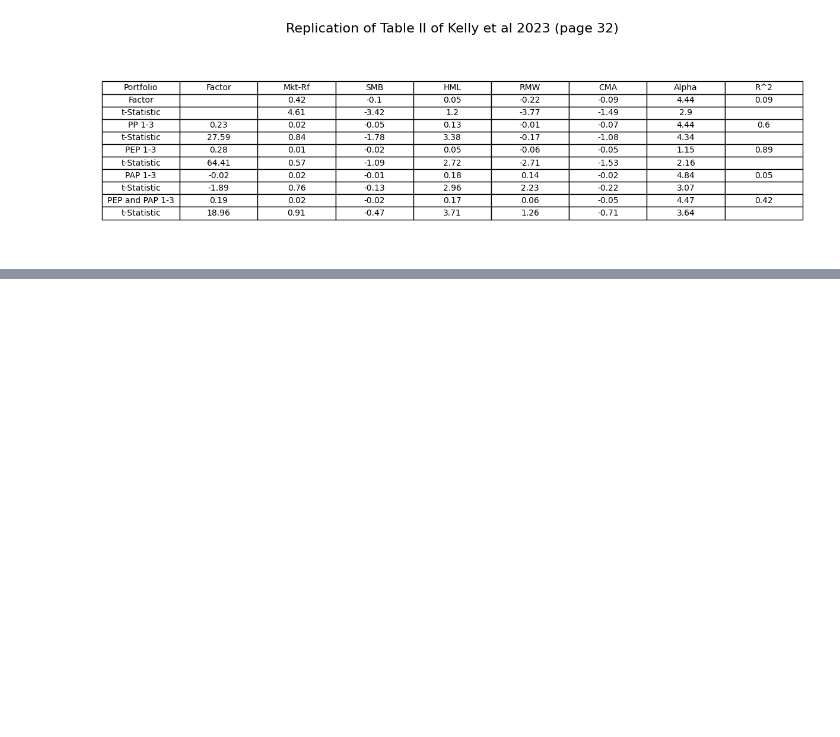
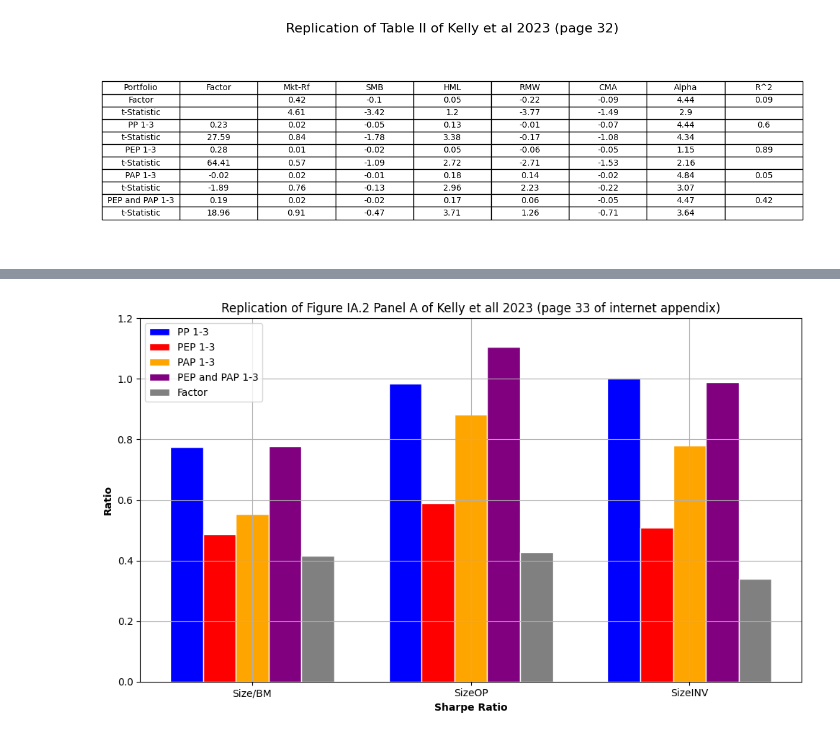
Before and after one commit to aminizadyar/Principal-Portfolios, a Jupyter notebook: PP_monthly_data.ipynb, the cells around one changed output, grey strips where cells are left out. Drawn from its saved outputs; the diff is of its cells as text; code cells hidden in the pictures; blank space fills up the shorter version.

Commit message:
added the final graph

```diff
--- a/PP_monthly_data.ipynb
+++ b/PP_monthly_data.ipynb
@@ -654,0 +667,57 @@ plt.show()
+# %%
+categories = ['Size/BM', 'SizeOP', 'SizeINV']  # Add the new category
+bar_width = 0.15
+
+# Data for each group (Sharpe Ratio and Information Ratio) including the new category data
+means_pp = [output_dict['25_Portfolios_5x5_SizeBM_monthly']["sharpe_df"].get('realized_return_of_first_three_PP'),
+            output_dict['25_Portfolios_5x5_SizeOP_monthly']["sharpe_df"].get('realized_return_of_first_three_PP'),
+            output_dict['25_Portfolios_5x5_SizeINV_monthly']["sharpe_df"].get('realized_return_of_first_three_PP')]  # Add data for new category
+means_pep = [output_dict['25_Portfolios_5x5_SizeBM_monthly']["sharpe_df"].get('realized_return_of_first_three_PEP'),
+              output_dict['25_Portfolios_5x5_SizeOP_monthly']["sharpe_df"].get('realized_return_of_first_three_PEP'),
+              output_dict['25_Portfolios_5x5_SizeINV_monthly']["sharpe_df"].get('realized_return_of_first_three_PEP')]  # Add data for new category
+means_pap = [output_dict['25_Portfolios_5x5_SizeBM_monthly']["sharpe_df"].get('realized_return_of_first_three_PAP'),
+              output_dict['25_Portfolios_5x5_SizeOP_monthly']["sharpe_df"].get('realized_return_of_first_three_PAP'),
+              output_dict['25_Portfolios_5x5_SizeINV_monthly']["sharpe_df"].get('realized_return_of_first_three_PAP')]  # Add data for new category
+means_pep_pap = [output_dict['25_Portfolios_5x5_SizeBM_monthly']["sharpe_df"].get('PEP and PAP 1-3'),
+                 output_dict['25_Portfolios_5x5_SizeOP_monthly']["sharpe_df"].get('PEP and PAP 1-3'),
+                 output_dict['25_Portfolios_5x5_SizeINV_monthly']["sharpe_df"].get('PEP and PAP 1-3')]  # Add data for new category
+means_factor = [output_dict['25_Portfolios_5x5_SizeBM_monthly']["sharpe_df"].get('return_of_simple_factor'),
+                output_dict['25_Portfolios_5x5_SizeOP_monthly']["sharpe_df"].get('return_of_simple_factor'),
+                output_dict['25_Portfolios_5x5_SizeINV_monthly']["sharpe_df"].get('return_of_simple_factor')]  # Add data for new category
+
+# The position of the bars on the x-axis
+r1 = np.arange(len(categories))  # for PP
+r2 = [x + bar_width for x in r1]  # for PEP
+r3 = [x + bar_width for x in r2]  # for PAP
+r4 = [x + bar_width for x in r3]  # for PEP and PAP
+r5 = [x + bar_width for x in r4]  # for Factor
+
+# Create the plot
+fig, ax = plt.subplots(figsize=(10, 6))
+
+# Add bars for each category without error bars
+ax.bar(r1, means_pp, color='blue', width=bar_width, edgecolor='white', label='PP 1-3')
+ax.bar(r2, means_pep, color='red', width=bar_width, edgecolor='white', label='PEP 1-3')
+ax.bar(r3, means_pap, color='orange', width=bar_width, edgecolor='white', label='PAP 1-3')
+ax.bar(r4, means_pep_pap, color='purple', width=bar_width, edgecolor='white', label='PEP and PAP 1-3')
+ax.bar(r5, means_factor, color='gray', width=bar_width, edgecolor='white', label='Factor')
+
+# Setting maximum value of Y-axis
+ax.set_ylim([0, 1.2])
+# Add labels
+ax.set_xlabel('Sharpe Ratio', fontweight='bold')
+ax.set_ylabel('Ratio', fontweight='bold')
+ax.set_title('Replication of Figure IA.2 Panel A of Kelly et all 2023 (page 33 of internet appendix)')
+
+# Add ticks on the x-axis
+ax.set_xticks([r + 2*bar_width for r in range(len(categories))])
+ax.set_xticklabels(categories)
+
+# Add a legend
+ax.legend()
+
+# Show the plot
+plt.tight_layout()
+plt.show()
+# %% [output]
+[figure, added]
```
Also changed, not shown: parts of 12 cells of this notebook, 1 other file.
